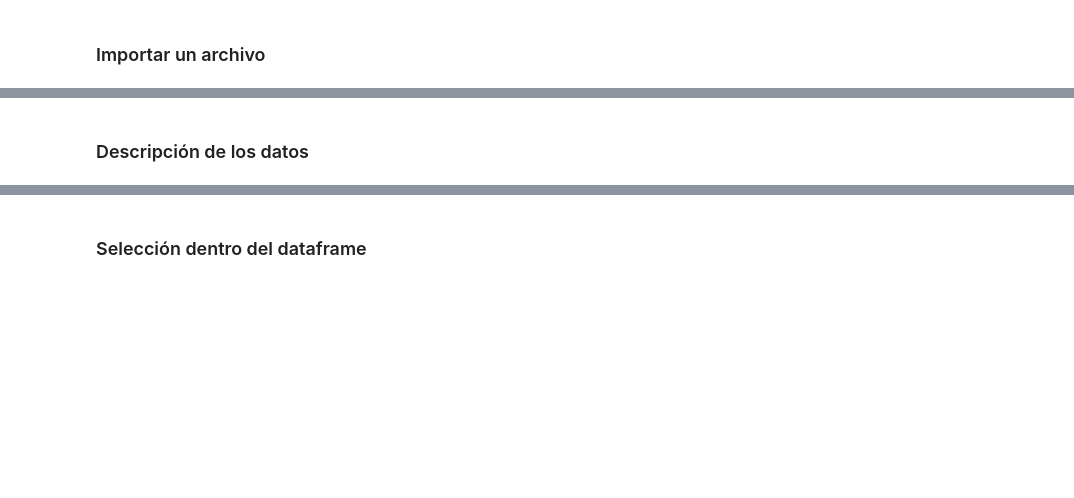
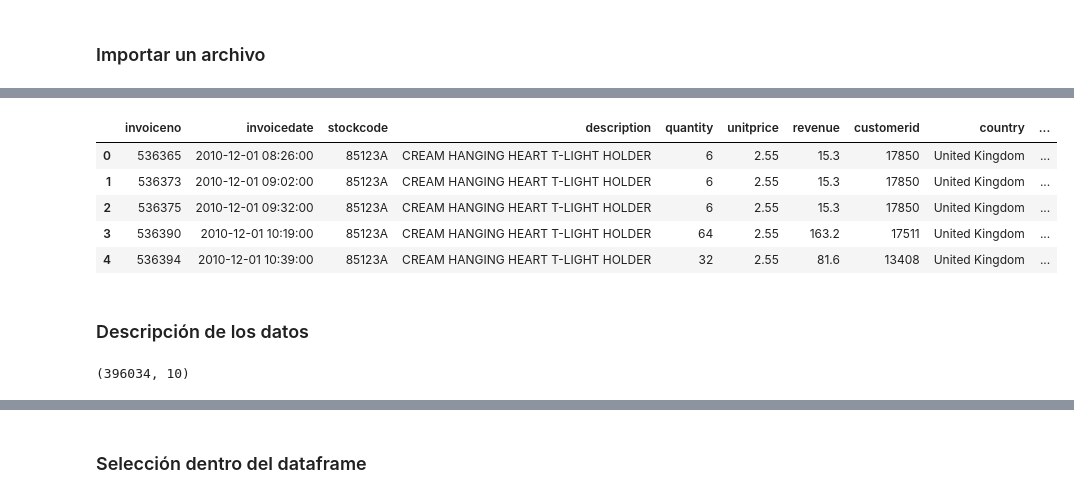
Before and after one commit to Ironhack-Data-Madrid-Julio-2023/apuntes_clase, a Jupyter notebook: semana_2/2.1 - Pandas Deepdive.ipynb, the cells around one changed output, grey strips where cells are left out. Saved outputs shown, nothing was run; the diff lists cells and outputs as text; code cells hidden in the pictures; blank space fills up the shorter version.

```diff
--- a/semana_2/2.1 - Pandas Deepdive.ipynb
+++ b/semana_2/2.1 - Pandas Deepdive.ipynb
@@ -7,2 +95,29 @@
+# %%
+# cambiar nombres de columna con diccionario
+
+# k=vieja columna, v=nueva columna, todas o algunas
+
+
+n_cols = [e.lower().replace(' ', '_') for e in df.columns]
+
+
+df = df.rename(columns = dict(zip(df.columns, n_cols)))   # todas
+# %%
+# inplace=True quiere decir sobreescribir el df (seria los mismo que df = ......)
+
+df.rename(columns = {'null_id': 'null'}, inplace=True)  # solo una k=vieja, v=nueva
+
+df.head()
+# %% [output]
+|  | invoiceno | invoicedate | stockcode | description | quantity | unitprice | revenue | customerid | country | ... |
+| 0 | 536365 | 2010-12-01 08:26:00 | 85123A | CREAM HANGING HEART T-LIGHT HOLDER | 6 | 2.55 | 15.3 | 17850 | United Kingdom | ... |
+| 1 | 536373 | 2010-12-01 09:02:00 | 85123A | CREAM HANGING HEART T-LIGHT HOLDER | 6 | 2.55 | 15.3 | 17850 | United Kingdom | ... |
+| 2 | 536375 | 2010-12-01 09:32:00 | 85123A | CREAM HANGING HEART T-LIGHT HOLDER | 6 | 2.55 | 15.3 | 17850 | United Kingdom | ... |
+| 3 | 536390 | 2010-12-01 10:19:00 | 85123A | CREAM HANGING HEART T-LIGHT HOLDER | 64 | 2.55 | 163.2 | 17511 | United Kingdom | ... |
+| 4 | 536394 | 2010-12-01 10:39:00 | 85123A | CREAM HANGING HEART T-LIGHT HOLDER | 32 | 2.55 | 81.6 | 13408 | United Kingdom | ... |
 # %% [markdown]
 ### Descripción de los datos
+# %%
+df.shape
+# %% [output]
+(396034, 10)
```
Also changed, not shown: parts of 37 cells of this notebook.
